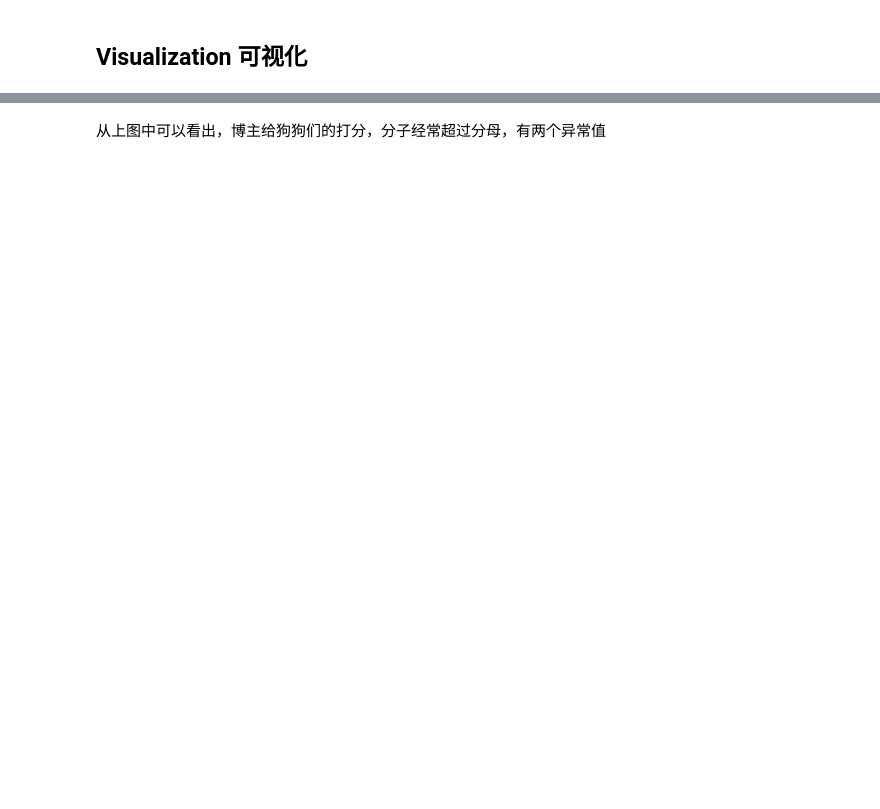
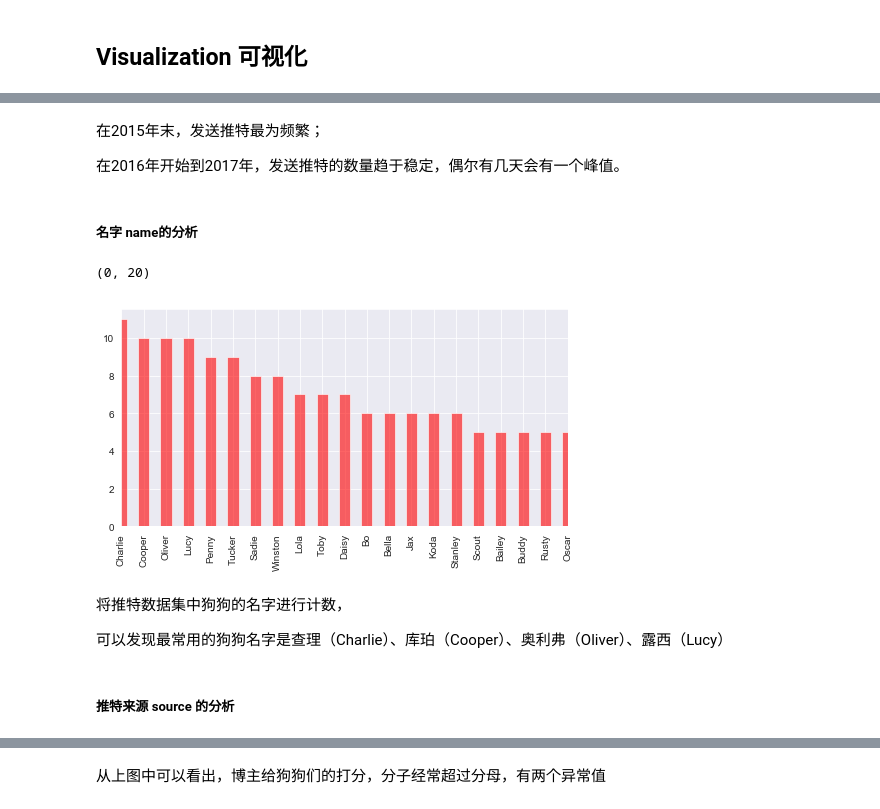
Before and after one commit to Angelicahui/Data-Wrangling, a Jupyter notebook: wrangle_act.ipynb, the cells around one changed output, grey strips where cells are left out. Saved outputs shown, nothing was run; the diff lists cells and outputs as text; code cells hidden in the pictures; blank space fills up the shorter version.

```diff
--- a/wrangle_act.ipynb
+++ b/wrangle_act.ipynb
@@ -729,0 +761,21 @@ twitter_archive_master.sample(5)
+# %% [markdown]
+在2015年末，发送推特最为频繁；
+
+在2016年开始到2017年，发送推特的数量趋于稳定，偶尔有几天会有一个峰值。
+# %% [markdown]
+##### 名字 name的分析
+# %%
+twitter_archive_master.name.value_counts().plot(kind = 'bar',
+                                                color = 'red',
+                                                alpha = 0.6,
+                                                figsize = (8,4))
+plt.xlim([0,20])
+# %% [output]
+(0, 20)
+[figure, added]
+# %% [markdown]
+将推特数据集中狗狗的名字进行计数，
+
+可以发现最常用的狗狗名字是查理（Charlie）、库珀（Cooper）、奥利弗（Oliver）、露西（Lucy）
+# %% [markdown]
+#####  推特来源 source 的分析
```
Also changed, not shown: parts of 51 cells of this notebook, 1 other file.
